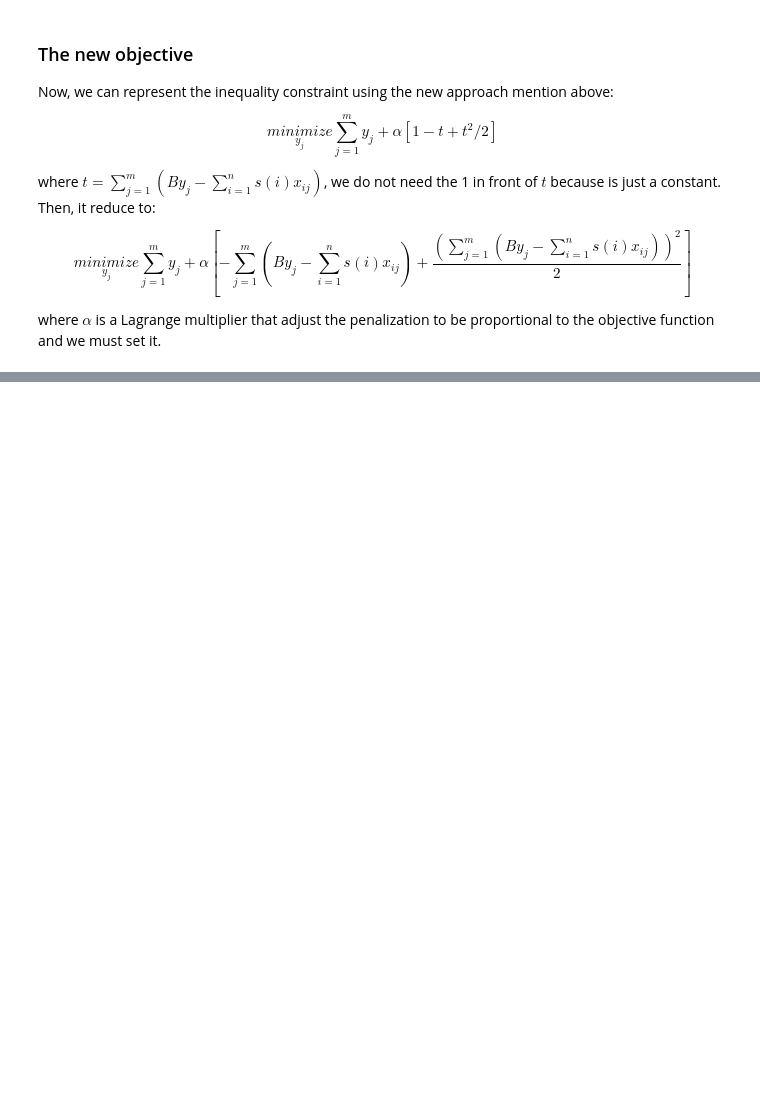
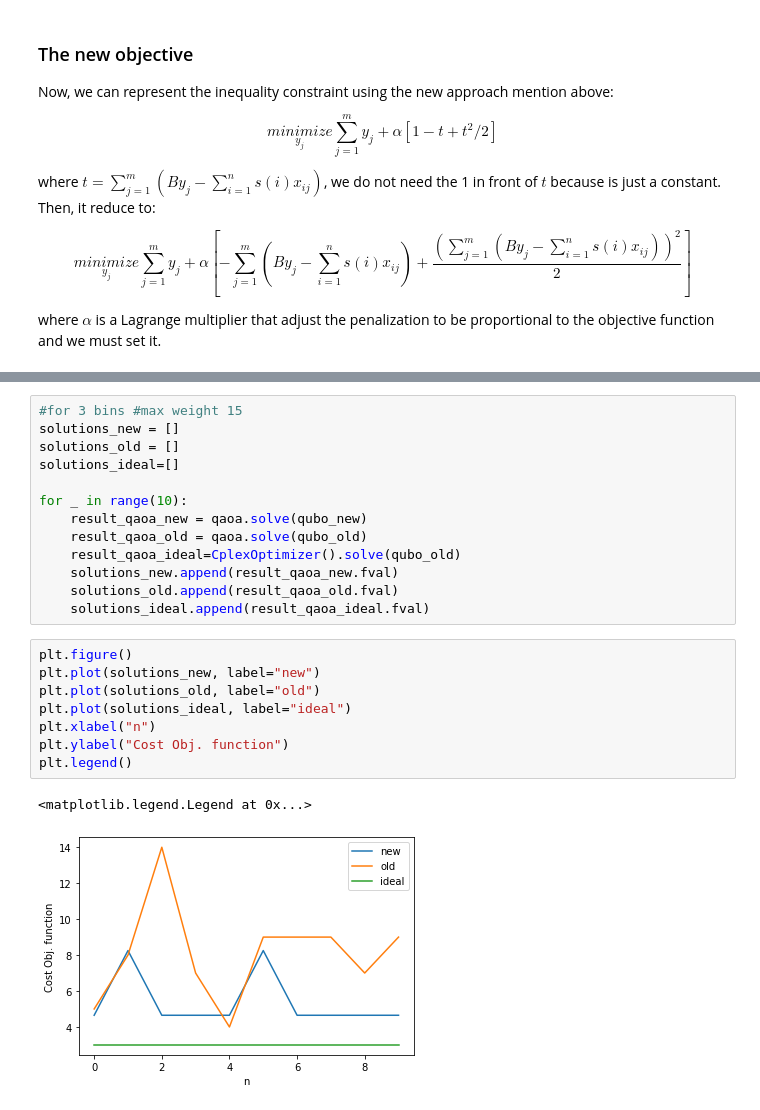
Before and after one commit to alejomonbar/BinPackingProblemNewApproach, a Jupyter notebook: QiskitGlobalHackathonProject.ipynb, the cells around one changed output, grey strips where cells are left out. Cells and saved outputs as stored; diff of their text form; blank space fills up the shorter version.

```diff
--- a/QiskitGlobalHackathonProject.ipynb
+++ b/QiskitGlobalHackathonProject.ipynb
@@ -402,0 +423,24 @@ print(result_ideal_new)
+# %%
+#for 3 bins #max weight 15
+solutions_new = []
+solutions_old = []
+solutions_ideal=[]
+
+for _ in range(10):
+    result_qaoa_new = qaoa.solve(qubo_new)
+    result_qaoa_old = qaoa.solve(qubo_old)
+    result_qaoa_ideal=CplexOptimizer().solve(qubo_old)
+    solutions_new.append(result_qaoa_new.fval)
+    solutions_old.append(result_qaoa_old.fval)
+    solutions_ideal.append(result_qaoa_ideal.fval)
+# %%
+plt.figure()
+plt.plot(solutions_new, label="new")
+plt.plot(solutions_old, label="old")
+plt.plot(solutions_ideal, label="ideal")
+plt.xlabel("n")
+plt.ylabel("Cost Obj. function")
+plt.legend()
+# %% [output]
+<matplotlib.legend.Legend at 0x...>
+[figure, added]
```
Also changed, not shown: parts of 25 cells of this notebook, 2 other files.
